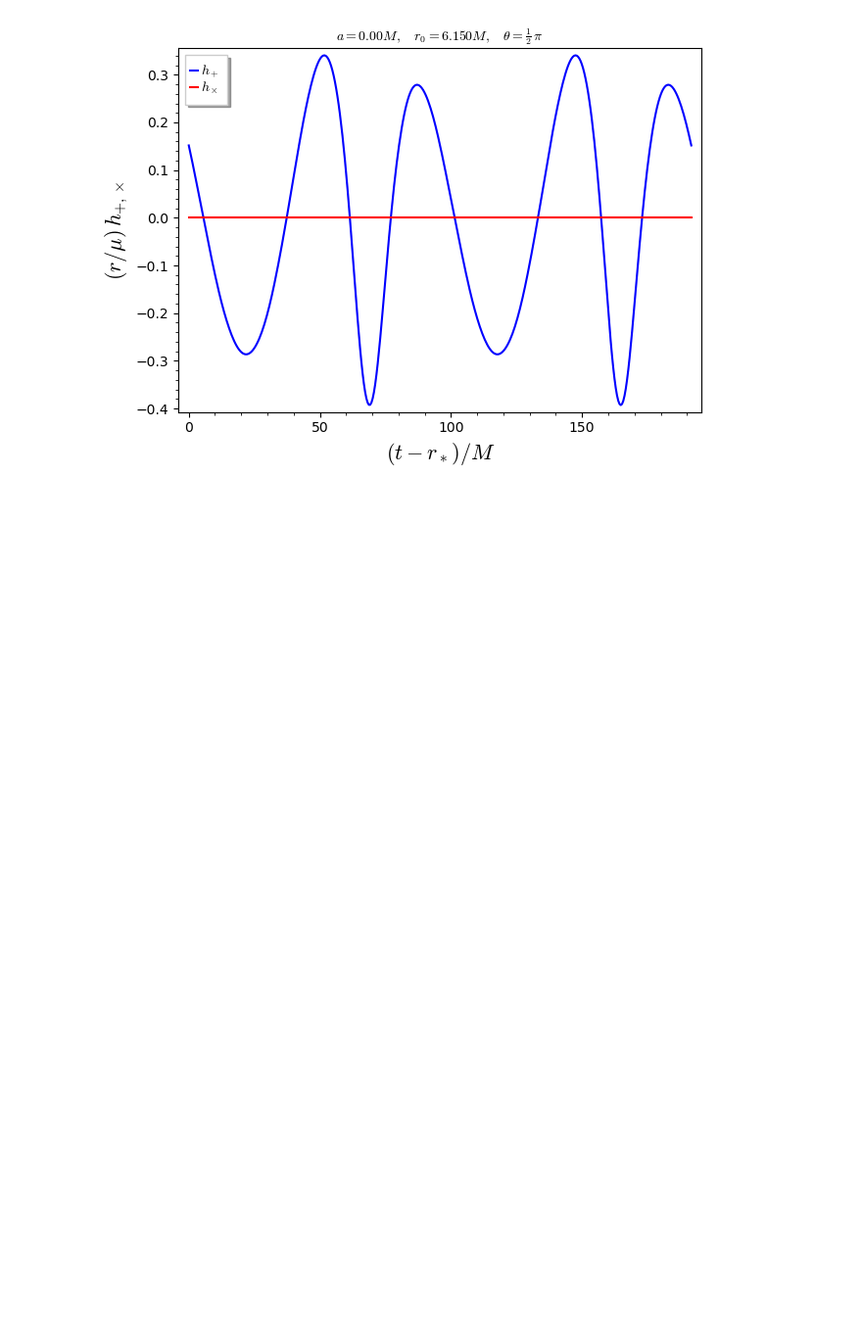
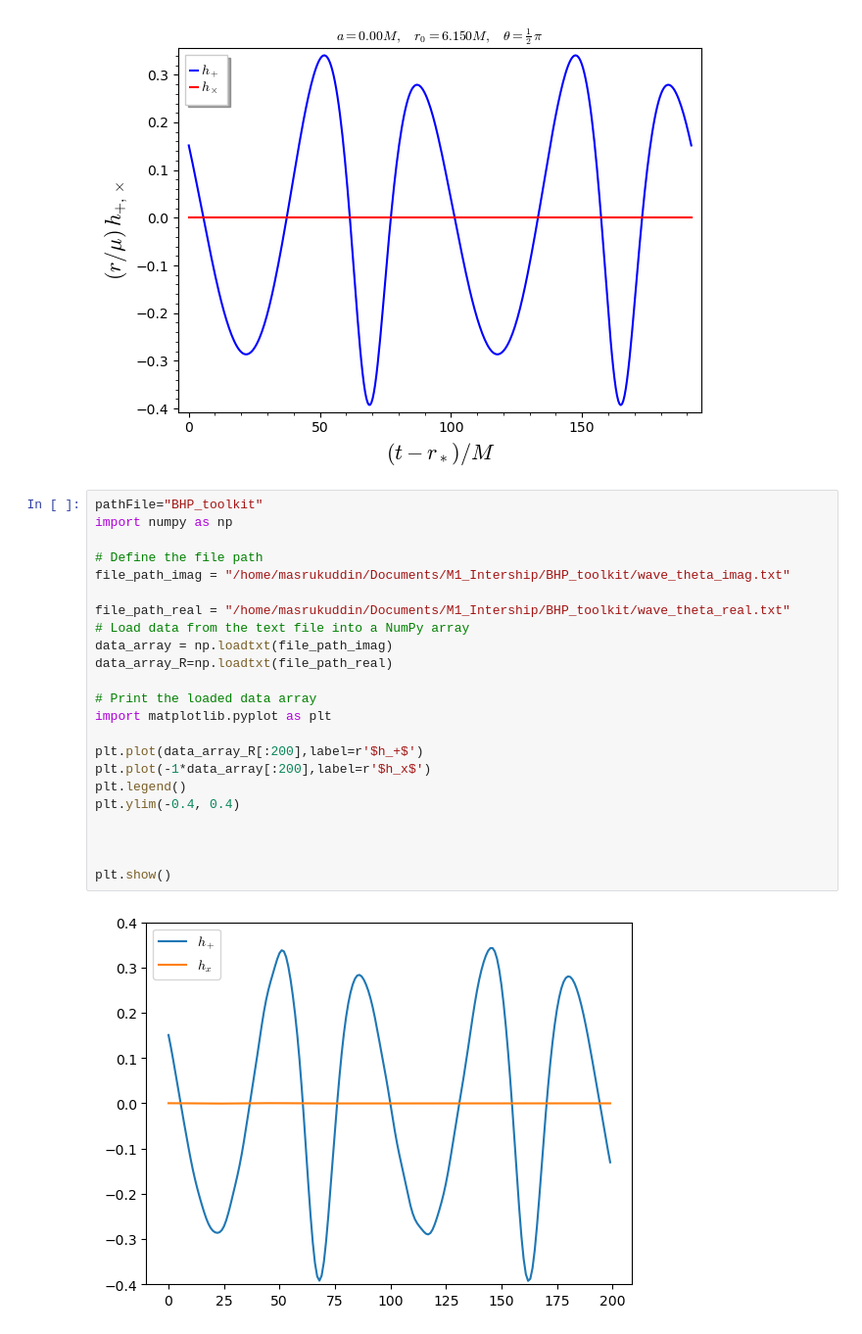
Before and after one commit to smmasruk/M1_Intership, a Jupyter notebook: From_eric/fig_gw_point_mass_ISCO.ipynb, the cells around one changed output. Shown at 98% size. Saved outputs shown, nothing was run; the diff lists cells and outputs as text; blank space fills up the shorter version.

```diff
--- a/From_eric/fig_gw_point_mass_ISCO.ipynb
+++ b/From_eric/fig_gw_point_mass_ISCO.ipynb
@@ -133,3 +133,28 @@ for theta in [0, pi/4, pi/2]:
 [figure]
 [figure]
 [figure]
+# %%
+pathFile="BHP_toolkit"
+import numpy as np
+
+# Define the file path
+file_path_imag = "/home/masrukuddin/Documents/M1_Intership/BHP_toolkit/wave_theta_imag.txt"
+
+file_path_real = "/home/masrukuddin/Documents/M1_Intership/BHP_toolkit/wave_theta_real.txt"
+# Load data from the text file into a NumPy array
+data_array = np.loadtxt(file_path_imag)
+data_array_R=np.loadtxt(file_path_real)
+
+# Print the loaded data array
+import matplotlib.pyplot as plt
+
+plt.plot(data_array_R[:200],label=r'$h_+$')
+plt.plot(-1*data_array[:200],label=r'$h_x$')
+plt.legend()
+plt.ylim(-0.4, 0.4)
+
+
+
+plt.show()
+# %% [output]
+[figure, added]
```
Also changed, not shown: parts of 3 cells of this notebook, 21 other files.
